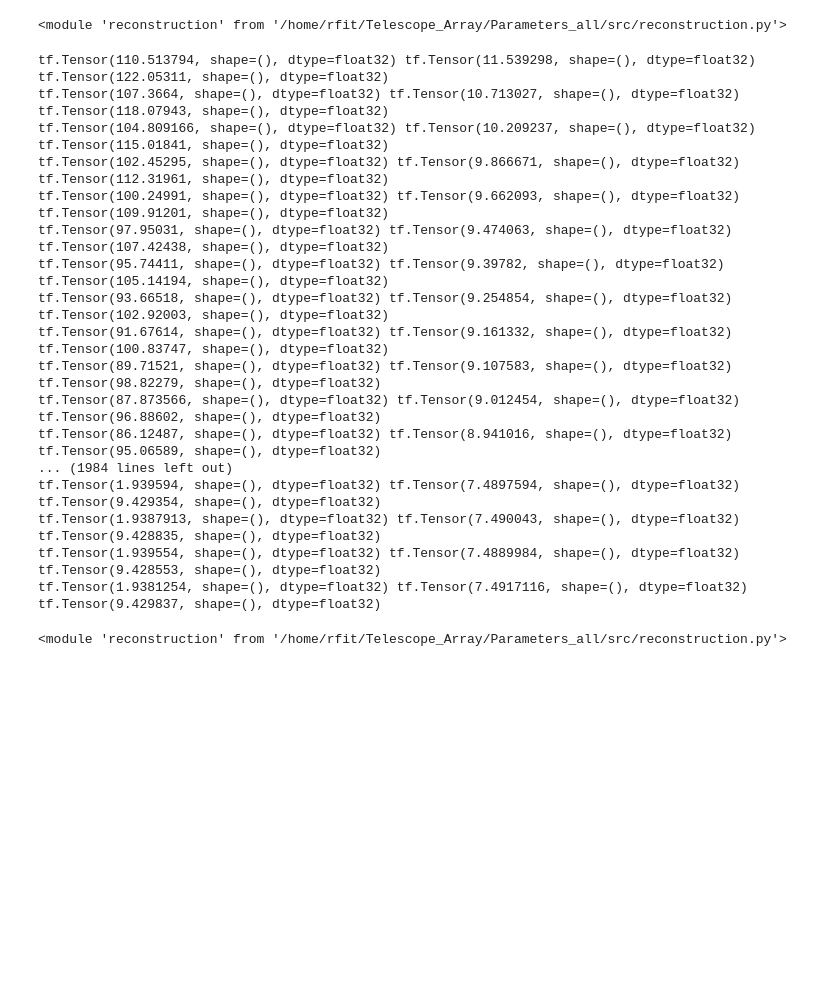
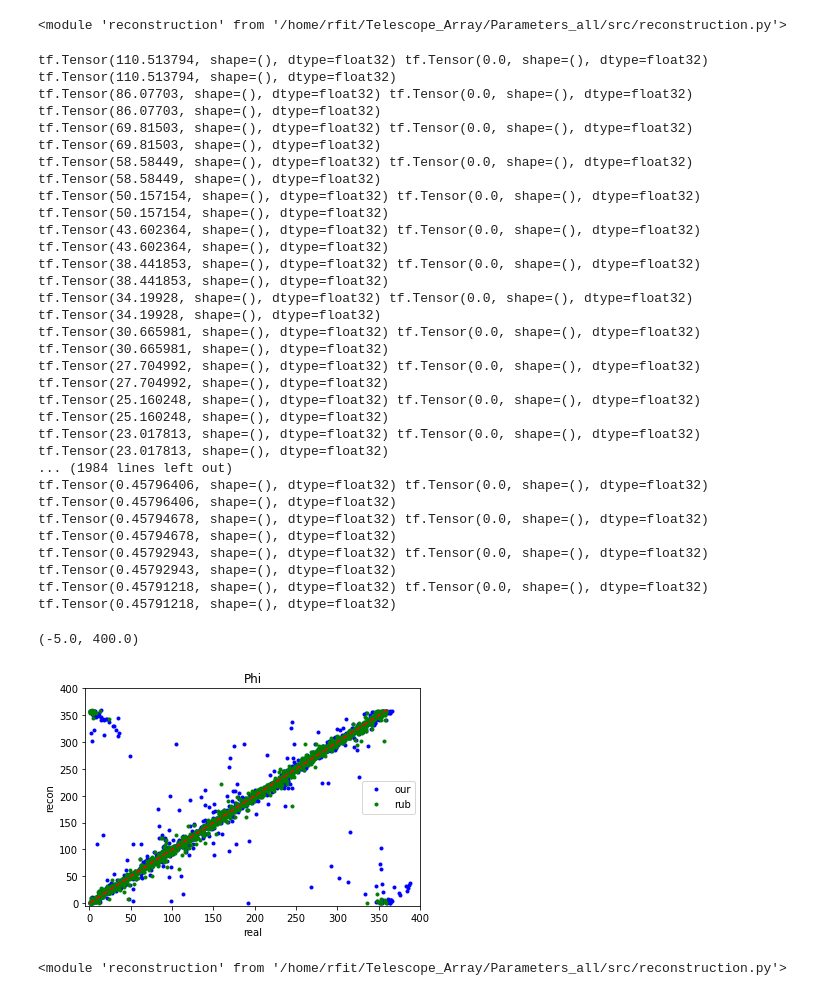
Before and after one commit to fitagdinov/Telescope_Array, a Jupyter notebook: Parameters_all/Notebooks/main_parameters.ipynb, the cells around one changed output. Saved outputs shown, nothing was run; the diff lists cells and outputs as text; code cells hidden in the pictures; blank space fills up the shorter version.

```diff
--- a/Parameters_all/Notebooks/main_parameters.ipynb
+++ b/Parameters_all/Notebooks/main_parameters.ipynb
@@ -151,32 +146,47 @@ learning_rate_fn = tf.keras.optimizers.schedules.PiecewiseConstantDecay(
     boundaries, values)
 # %%
 #old mask
-chi_list, params_list = reco.optimization(data,iterats=2000,num=None,
+imp.reload(reco)
+chi_list, params_list = reco.optimization_2(data,iterats=2000,num=None,
                                           detectors_rub=detectors_rub,
                                           add_mask = dt_bunlde_mask,
-                                          use_L = True,
+                                          use_L = False,
                                           use_core =False,
 #                                           S800_rub=S800,
                                           optim_name="SGD",l_r =learning_rate_fn,
+#                                           use_L3=False,
                                          )
 # %% [output]
-tf.Tensor(110.513794, shape=(), dtype=float32) tf.Tensor(11.539298, shape=(), dtype=float32) tf.Tensor(122.05311, shape=(), dtype=float32)
-tf.Tensor(107.3664, shape=(), dtype=float32) tf.Tensor(10.713027, shape=(), dtype=float32) tf.Tensor(118.07943, shape=(), dtype=float32)
-tf.Tensor(104.809166, shape=(), dtype=float32) tf.Tensor(10.209237, shape=(), dtype=float32) tf.Tensor(115.01841, shape=(), dtype=float32)
-tf.Tensor(102.45295, shape=(), dtype=float32) tf.Tensor(9.866671, shape=(), dtype=float32) tf.Tensor(112.31961, shape=(), dtype=float32)
-tf.Tensor(100.24991, shape=(), dtype=float32) tf.Tensor(9.662093, shape=(), dtype=float32) tf.Tensor(109.91201, shape=(), dtype=float32)
-tf.Tensor(97.95031, shape=(), dtype=float32) tf.Tensor(9.474063, shape=(), dtype=float32) tf.Tensor(107.42438, shape=(), dtype=float32)
-tf.Tensor(95.74411, shape=(), dtype=float32) tf.Tensor(9.39782, shape=(), dtype=float32) tf.Tensor(105.14194, shape=(), dtype=float32)
-tf.Tensor(93.66518, shape=(), dtype=float32) tf.Tensor(9.254854, shape=(), dtype=float32) tf.Tensor(102.92003, shape=(), dtype=float32)
-tf.Tensor(91.67614, shape=(), dtype=float32) tf.Tensor(9.161332, shape=(), dtype=float32) tf.Tensor(100.83747, shape=(), dtype=float32)
-tf.Tensor(89.71521, shape=(), dtype=float32) tf.Tensor(9.107583, shape=(), dtype=float32) tf.Tensor(98.82279, shape=(), dtype=float32)
-tf.Tensor(87.873566, shape=(), dtype=float32) tf.Tensor(9.012454, shape=(), dtype=float32) tf.Tensor(96.88602, shape=(), dtype=float32)
-tf.Tensor(86.12487, shape=(), dtype=float32) tf.Tensor(8.941016, shape=(), dtype=float32) tf.Tensor(95.06589, shape=(), dtype=float32)
+tf.Tensor(110.513794, shape=(), dtype=float32) tf.Tensor(0.0, shape=(), dtype=float32) tf.Tensor(110.513794, shape=(), dtype=float32)
+tf.Tensor(86.07703, shape=(), dtype=float32) tf.Tensor(0.0, shape=(), dtype=float32) tf.Tensor(86.07703, shape=(), dtype=float32)
+tf.Tensor(69.81503, shape=(), dtype=float32) tf.Tensor(0.0, shape=(), dtype=float32) tf.Tensor(69.81503, shape=(), dtype=float32)
+tf.Tensor(58.58449, shape=(), dtype=float32) tf.Tensor(0.0, shape=(), dtype=float32) tf.Tensor(58.58449, shape=(), dtype=float32)
+tf.Tensor(50.157154, shape=(), dtype=float32) tf.Tensor(0.0, shape=(), dtype=float32) tf.Tensor(50.157154, shape=(), dtype=float32)
+tf.Tensor(43.602364, shape=(), dtype=float32) tf.Tensor(0.0, shape=(), dtype=float32) tf.Tensor(43.602364, shape=(), dtype=float32)
+tf.Tensor(38.441853, shape=(), dtype=float32) tf.Tensor(0.0, shape=(), dtype=float32) tf.Tensor(38.441853, shape=(), dtype=float32)
+tf.Tensor(34.19928, shape=(), dtype=float32) tf.Tensor(0.0, shape=(), dtype=float32) tf.Tensor(34.19928, shape=(), dtype=float32)
+tf.Tensor(30.665981, shape=(), dtype=float32) tf.Tensor(0.0, shape=(), dtype=float32) tf.Tensor(30.665981, shape=(), dtype=float32)
+tf.Tensor(27.704992, shape=(), dtype=float32) tf.Tensor(0.0, shape=(), dtype=float32) tf.Tensor(27.704992, shape=(), dtype=float32)
+tf.Tensor(25.160248, shape=(), dtype=float32) tf.Tensor(0.0, shape=(), dtype=float32) tf.Tensor(25.160248, shape=(), dtype=float32)
+tf.Tensor(23.017813, shape=(), dtype=float32) tf.Tensor(0.0, shape=(), dtype=float32) tf.Tensor(23.017813, shape=(), dtype=float32)
 ... (1984 lines left out)
-tf.Tensor(1.939594, shape=(), dtype=float32) tf.Tensor(7.4897594, shape=(), dtype=float32) tf.Tensor(9.429354, shape=(), dtype=float32)
-tf.Tensor(1.9387913, shape=(), dtype=float32) tf.Tensor(7.490043, shape=(), dtype=float32) tf.Tensor(9.428835, shape=(), dtype=float32)
-tf.Tensor(1.939554, shape=(), dtype=float32) tf.Tensor(7.4889984, shape=(), dtype=float32) tf.Tensor(9.428553, shape=(), dtype=float32)
-tf.Tensor(1.9381254, shape=(), dtype=float32) tf.Tensor(7.4917116, shape=(), dtype=float32) tf.Tensor(9.429837, shape=(), dtype=float32)
+tf.Tensor(0.45796406, shape=(), dtype=float32) tf.Tensor(0.0, shape=(), dtype=float32) tf.Tensor(0.45796406, shape=(), dtype=float32)
+tf.Tensor(0.45794678, shape=(), dtype=float32) tf.Tensor(0.0, shape=(), dtype=float32) tf.Tensor(0.45794678, shape=(), dtype=float32)
+tf.Tensor(0.45792943, shape=(), dtype=float32) tf.Tensor(0.0, shape=(), dtype=float32) tf.Tensor(0.45792943, shape=(), dtype=float32)
+tf.Tensor(0.45791218, shape=(), dtype=float32) tf.Tensor(0.0, shape=(), dtype=float32) tf.Tensor(0.45791218, shape=(), dtype=float32)
+# %%
+plt.plot(tf.math.abs(params_list[-1,:,2]*180/3.1415),phi[:,0]*180/3.1415,'b.',label='our')
+plt.plot(recos[:,1],phi[:,0]*180/3.1415,'g.',label='rub')
+plt.plot([0,360],[0,360],'r--')
+plt.legend()
+plt.xlabel('real')
+plt.ylabel('recon')
+plt.title('Phi')
+plt.xlim(-5,400)
+plt.ylim(-5,400)
+# %% [output]
+(-5.0, 400.0)
+[figure, added]
 # %%
 imp.reload(reco)
 # %% [output]
```
Also changed, not shown: parts of 8 cells of this notebook, 1 other file.
